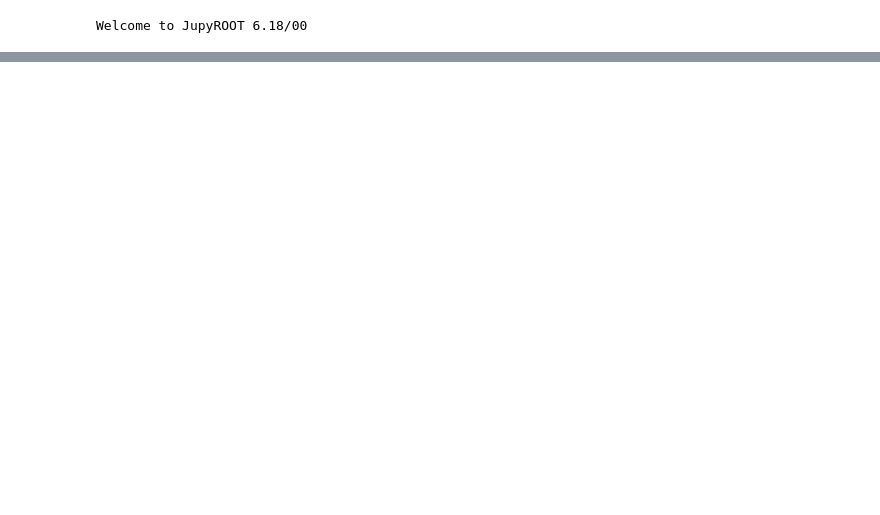
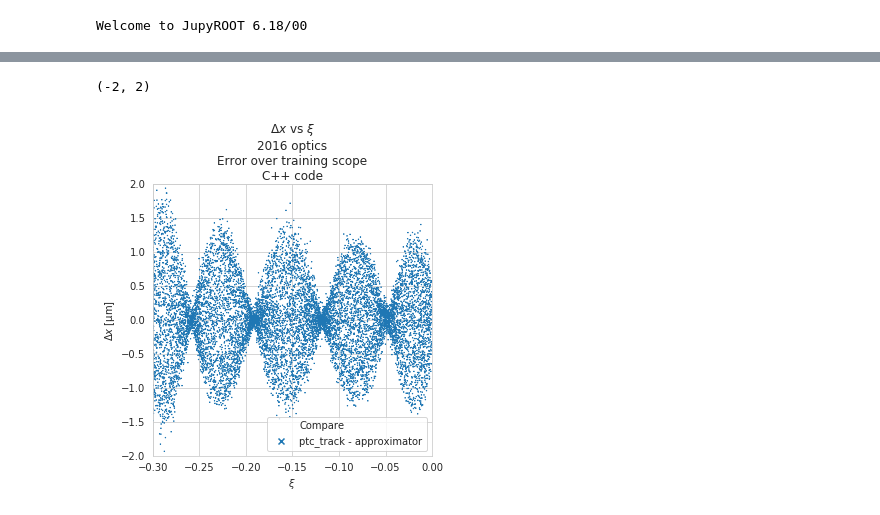
Before and after one commit to mucharafal/optics_generator_python, a Jupyter notebook: notebooks/Errors.ipynb, the cells around one changed output, grey strips where cells are left out. Saved outputs shown, nothing was run; the diff lists cells and outputs as text; code cells hidden in the pictures; blank space fills up the shorter version.

```diff
--- a/notebooks/Errors.ipynb
+++ b/notebooks/Errors.ipynb
@@ -108,0 +138,8 @@ transporters = {
+# %%
+fig = plt.gcf()
+fig.set_size_inches(5, 5)
+axes = transport.compare(bunch_configuration, transporters, "x", "pt", title_sufix=title_sufix)
+axes.set_ylim(-2, 2)
+# %% [output]
+(-2, 2)
+[figure, added]
```
Also changed, not shown: parts of 13 cells of this notebook, 8 other files.
